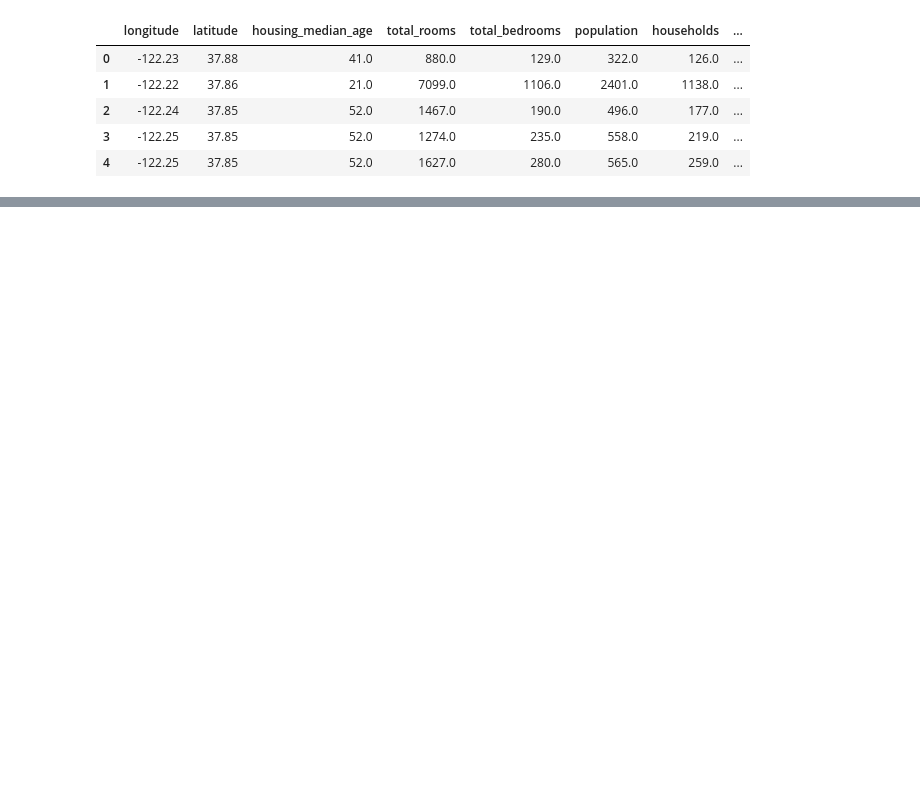
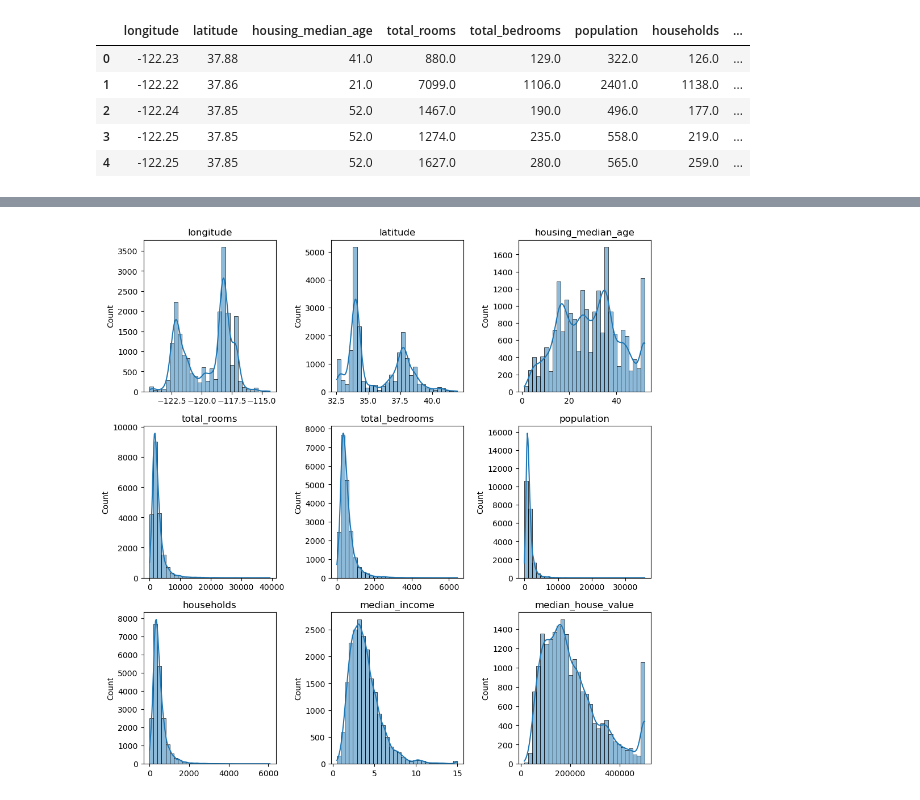
Before and after one commit to pdanninger/dsc_dach, a Jupyter notebook: mlflow_tutorial.ipynb, the cells around one changed output, grey strips where cells are left out. Saved outputs shown, nothing was run; the diff lists cells and outputs as text; code cells hidden in the pictures; blank space fills up the shorter version.

```diff
--- a/mlflow_tutorial.ipynb
+++ b/mlflow_tutorial.ipynb
@@ -47,0 +58,12 @@ house_prices.describe()
+# %%
+fig, axes = plt.subplots(nrows=3, ncols=3, figsize=(10, 10))
+# plot each col onto one ax
+for col, ax in zip(house_prices.columns, axes.flat):
+    #house_prices[col].plot.hist(ax=ax, rot=0)
+    sns.histplot(data=house_prices, x=col, kde=True, bins=30, ax=ax)
+    ax.set_title(col)
+    ax.set(xlabel=None)
+fig.tight_layout(pad=1.2)
+plt.show()
+# %% [output]
+[figure, added]
```
Also changed, not shown: parts of 10 cells of this notebook, 2 other files.
